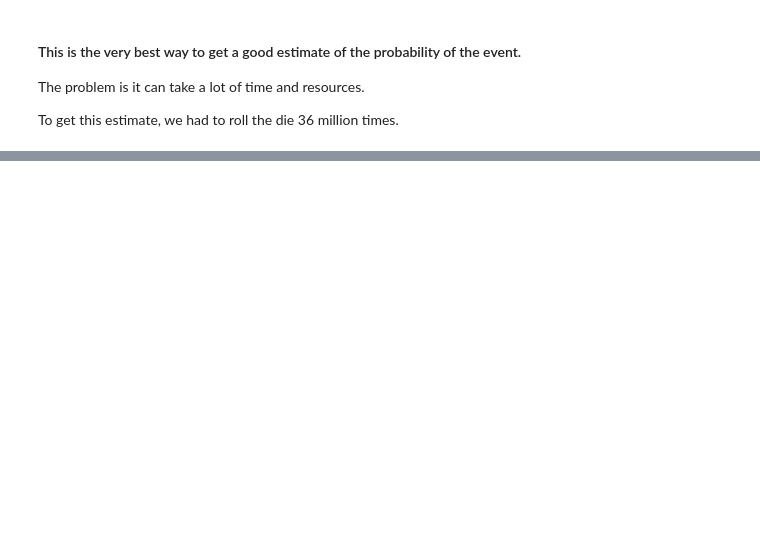
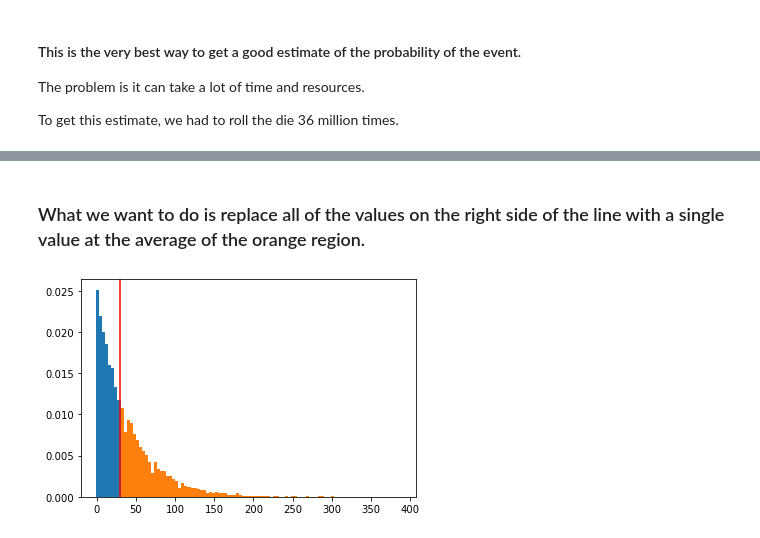
Before and after one commit to ljbelenky/lindy_approximation, a Jupyter notebook: How to Analyize an Experiment that Didin't Work.ipynb, the cells around one changed output, grey strips where cells are left out. Drawn from its saved outputs; the diff is of its cells as text; code cells hidden in the pictures; blank space fills up the shorter version.

```diff
--- a/How to Analyize an Experiment that Didin't Work.ipynb
+++ b/How to Analyize an Experiment that Didin't Work.ipynb
@@ -144,0 +140,9 @@ plt.ylabel('Trials');
+# %% [markdown]
+### What we want to do is replace all of the values on the right side of the line with a single value at the average of the orange region.
+# %%
+x = x[:(len(y))]
+plt.bar(x[x<=k],y[x<=k], width=x[1]-x[0])
+plt.bar(x[x>k],y[x>k], width=x[1]-x[0])
+plt.axvline(k, color = 'red');
+# %% [output]
+[figure, added]
```
Also changed, not shown: parts of 31 cells of this notebook, 1 other file.
